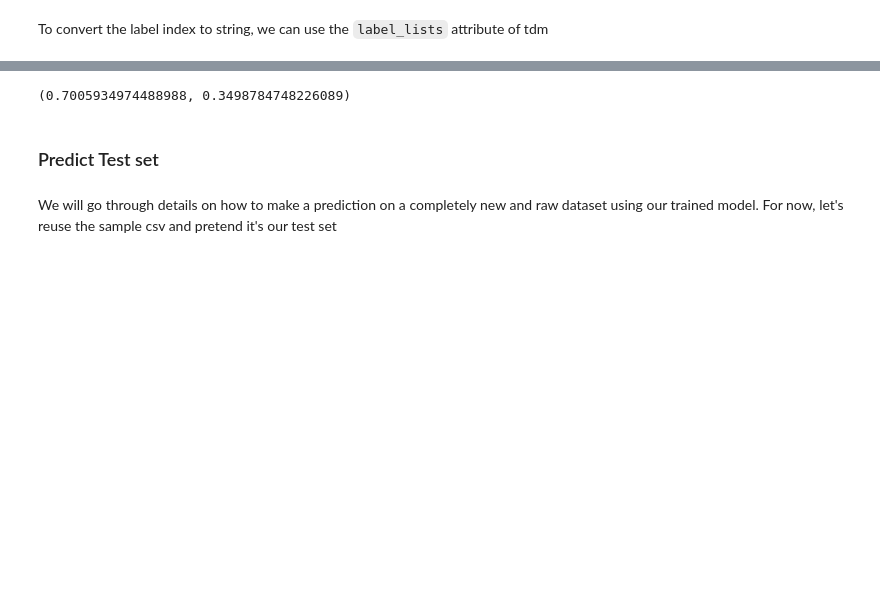
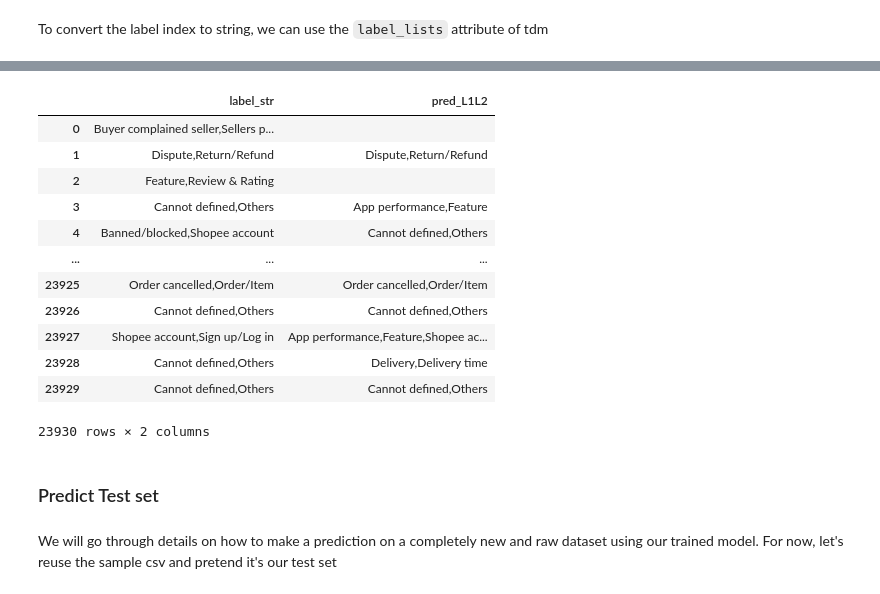
Before and after one commit to anhquan0412/that-nlp-library, a Jupyter notebook: nbs/99_model_main_envibert_multilabel.ipynb, the cells around one changed output, grey strips where cells are left out. Saved outputs shown, nothing was run; the diff lists cells and outputs as text; code cells hidden in the pictures; blank space fills up the shorter version.

````diff
--- a/nbs/99_model_main_envibert_multilabel.ipynb
+++ b/nbs/99_model_main_envibert_multilabel.ipynb
@@ -304,5 +311,3 @@ df_val.head()
 To convert the label index to string, we can use the ```label_lists``` attribute of tdm
 # %%
 import pandas as pd
-# %%
-df_val[['label_L1','label_L2']] = pd.DataFrame(df_val.label.tolist(), index= df_val.index)
@@ -318,10 +314,25 @@ df_val.head()
-# %%
-df_val['label_L1']= df_val['label_L1'].apply(lambda x: tdm.label_lists[0][x]).values
-df_val['label_L2']= df_val['label_L2'].apply(lambda x: tdm.label_lists[1][x]).values
-# %%
-f1_score(df_val.label_L1,df_val.pred_L1,average='macro'),f1_score(df_val.label_L2,df_val.pred_L2,average='macro')
-# %% [output]
-(0.7005934974488988, 0.3498784748226089)
+# %%
+def get_label_str_multilabel(row):
+    indices=np.where(row==1)[0]
+    return ','.join([tdm.label_lists[0][i] for i in indices])
+# %%
+df_val['label_str']=df_val['label'].apply(get_label_str_multilabel)
+# %%
+df_val[['label_str','pred_L1L2']]
+# %% [output]
+|  | label_str | pred_L1L2 |
+| 0 | Buyer complained seller,Sellers p... |  |
+| 1 | Dispute,Return/Refund | Dispute,Return/Refund |
+| 2 | Feature,Review & Rating |  |
+| 3 | Cannot defined,Others | App performance,Feature |
+| 4 | Banned/blocked,Shopee account | Cannot defined,Others |
+| ... | ... | ... |
+| 23925 | Order cancelled,Order/Item | Order cancelled,Order/Item |
+| 23926 | Cannot defined,Others | Cannot defined,Others |
+| 23927 | Shopee account,Sign up/Log in | App performance,Feature,Shopee ac... |
+| 23928 | Cannot defined,Others | Delivery,Delivery time |
+| 23929 | Cannot defined,Others | Cannot defined,Others |
+23930 rows × 2 columns
 # %% [markdown]
 ### Predict Test set
 # %% [markdown]
````
Also changed, not shown: parts of 20 cells of this notebook, 11 other files.
